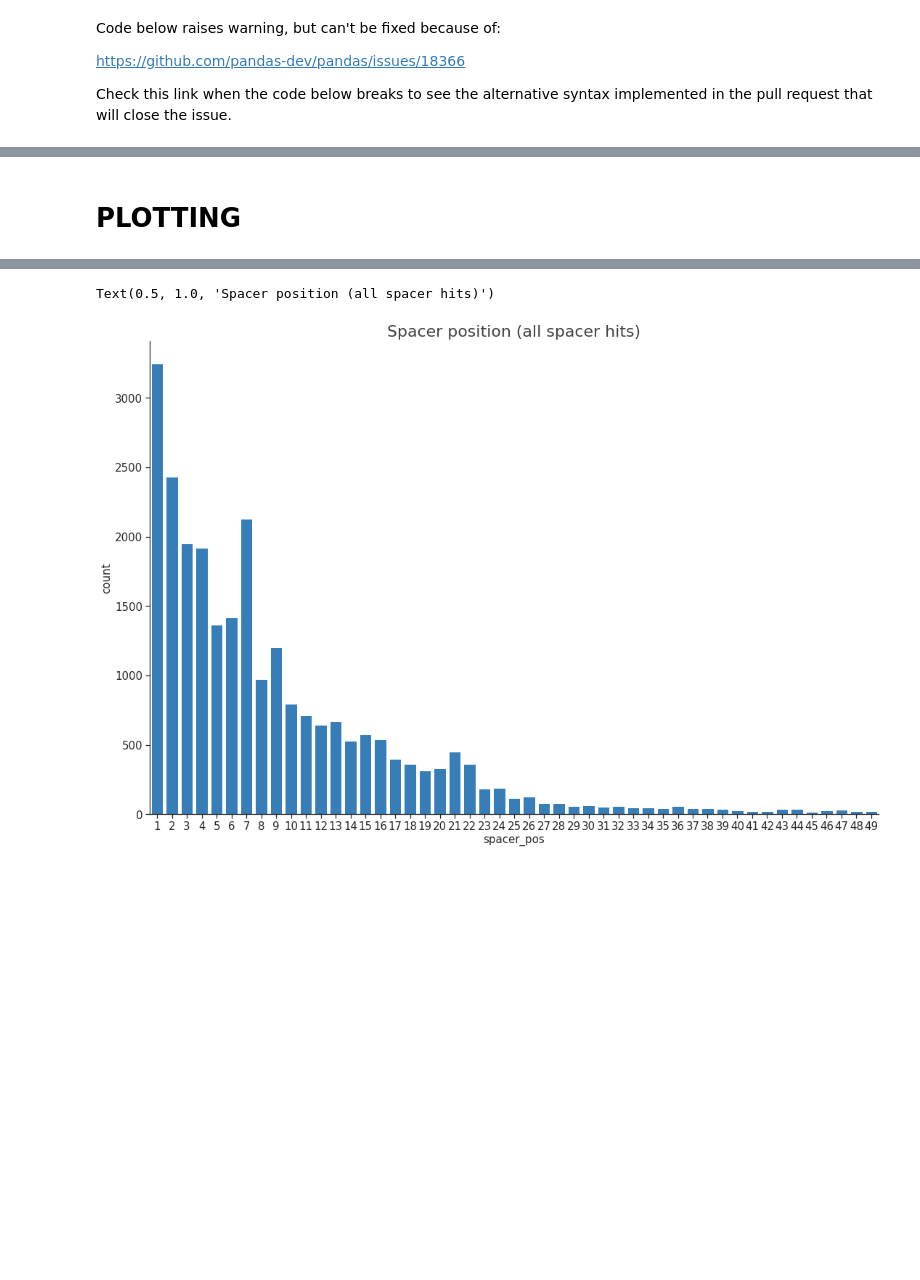
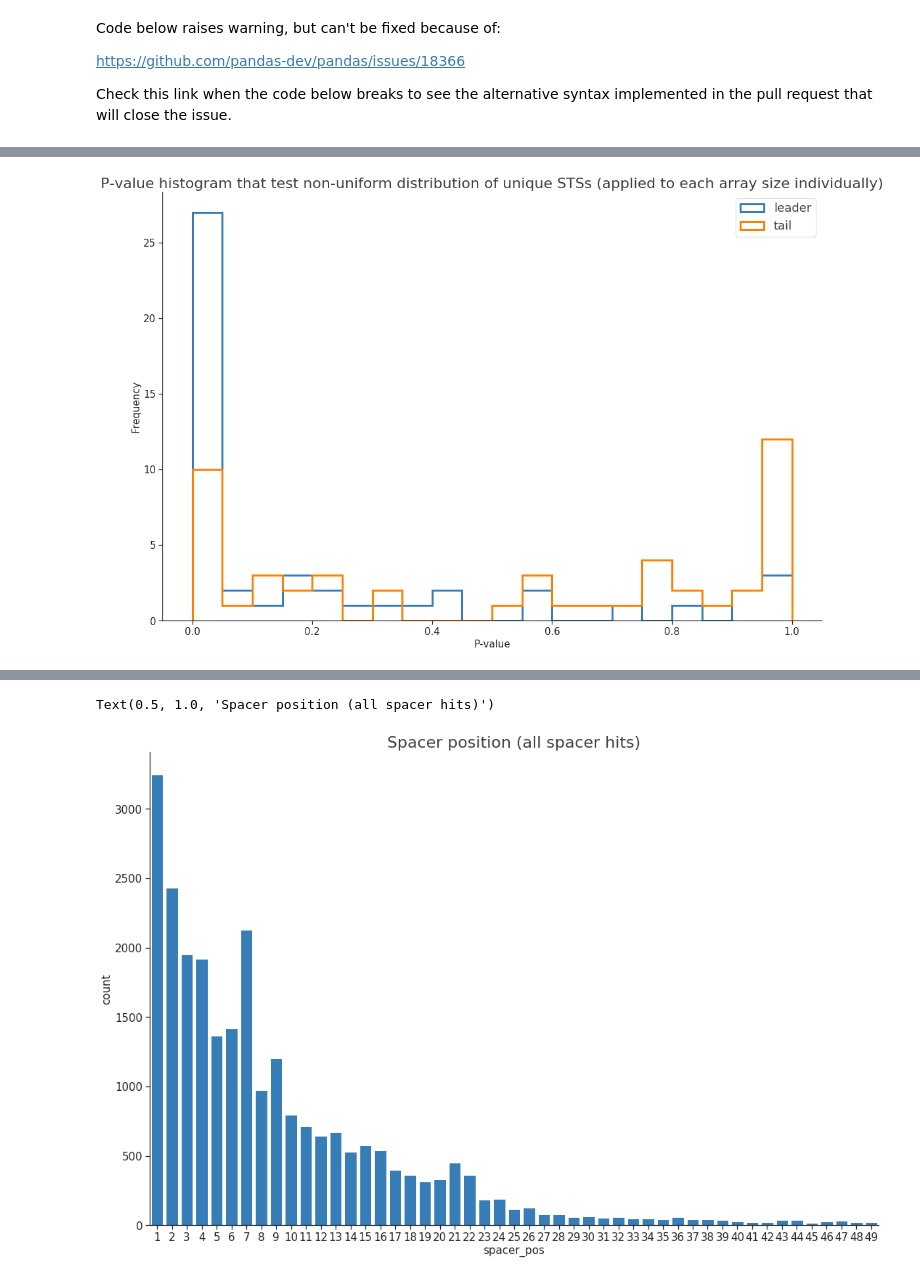
Before and after one commit to hwalinga/self-targeting-spacers-notebooks, a Jupyter notebook: new_res.ipynb, the cells around one changed output, grey strips where cells are left out. Cells and saved outputs as stored; diff of their text form; code cells hidden in the pictures; blank space fills up the shorter version.

Commit message:
Worked on head vs tail

```diff
--- a/new_res.ipynb
+++ b/new_res.ipynb
@@ -601,6 +594,73 @@ figure saved in /home/hielke/bep/figs/FOR_PUB/A6___STSs_targeting_(pro)phage_nor
 [figure]
-# %% [markdown]
-# PLOTTING
+# %%
+def test_chisquare(tester):
+    """Return [leader, middle, tail]"""
+    array_size = tester.name
+    observed = [tester['leader'], tester['middle'], tester['tail']]
+    expected = np.array([1, array_size - 2, 1]) / array_size * sum(observed)
+
+    # Hypothesis test applied to each group individually
+    p_vals = np.zeros(3)
+    for i in range(3):
+        mask = np.ones(3, np.bool)
+        mask[i] = False
+        obs = [observed[~mask][0], expected[mask].sum()]
+        exp = [expected[~mask][0], expected[mask].sum()]
+        _, p = stats.chisquare(f_obs=obs, f_exp=exp)
+        p_vals[i] = p
+    return p_vals
+
+def test_binom_test(tester):
+    """Return [leader, middle, tail]"""
+    array_size = tester.name
+    observed = tester[['leader', 'middle', 'tail']]
+    n = observed.sum()
+    chance = 1 / array_size
+    # yields low values if higher than expected
+    p_vals = [0] * 3
+    for i in [0, 2]:  # Only relevant for leader and tail
+        t = observed[i]
+        p = stats.binom_test(t, n, chance, alternative='greater')
+        p_vals[i] = p
+    return p_vals
+
+pd.core.base.PandasObject.set_columns = lambda df, values: df.T.set_index(values).T
+
+x = 'name_spacer_pos'
+hue = 'array_size'
+y = 'count'
+
+p_vals = df.pipe(
+    lambda d:
+    d[x]
+    .groupby(d[hue])
+    .value_counts(normalize=False)
+    .rename(y)
+    .reset_index()
+    .pivot(index=hue, columns=x, values=y)
+
+    .fillna(0)
+    .apply(test_binom_test, axis=1, result_type='expand')
+    .fillna(0.9)
+    .pipe(lambda x: x.set_columns(x.columns.astype(str)))
+    .rename({'0':'leader', '1':'middle', '2':'tail'}, axis='columns')
+    .loc[2:50, :]  # Too small values afterwards
+)
+ax = p_vals.drop('middle', axis=1).plot.hist(bins=20,
+                                             histtype="step",
+                                             linewidth=3,
+                                             alpha=1)
+
+# Observation:
+# Unique values hit identity >75% gives a strong tail preference
+# High identity hits (not excluding unique) give a strong leader preference
+
+sns.despine()
+plt.title("P-value histogram that test non-uniform distribution of unique STSs (applied to each array size individually)")
+plt.xlabel("P-value")
+increase_figsize(3)
+# %% [output]
+[figure, added]
 # %%
 # Cumulative sum to have each range till 100 %
 # For each group the percentage of that group is displayed.
```
Also changed, not shown: parts of 18 cells of this notebook.
